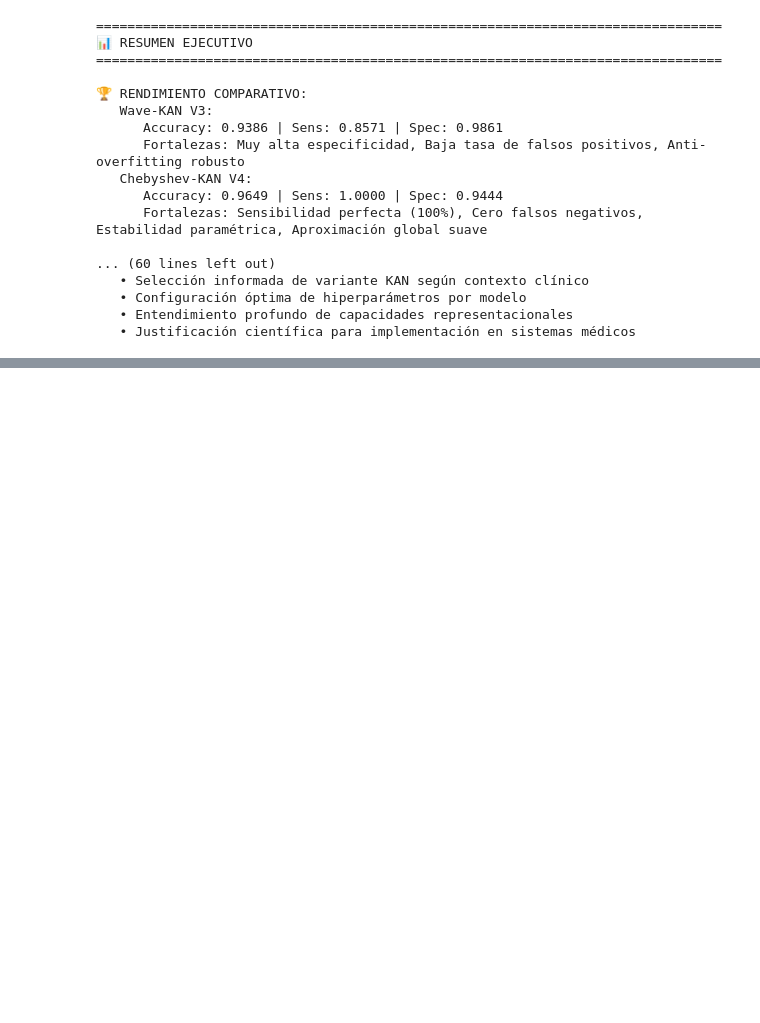
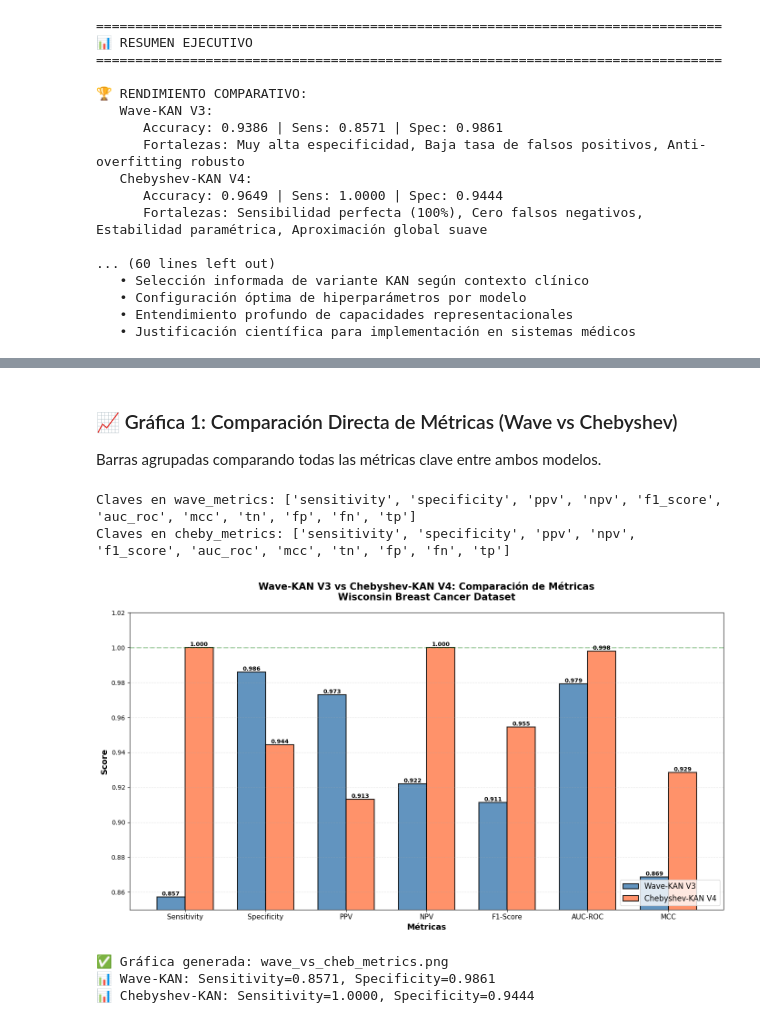
Before and after one commit to JuanAlvarez2004/breastcancer-kan, a Jupyter notebook: Wave_vs_Chebyshev_KAN_Analysis.ipynb, the cells around one changed output, grey strips where cells are left out. Drawn from its saved outputs; the diff is of its cells as text; code cells hidden in the pictures; blank space fills up the shorter version.

```diff
--- a/Wave_vs_Chebyshev_KAN_Analysis.ipynb
+++ b/Wave_vs_Chebyshev_KAN_Analysis.ipynb
@@ -3484,0 +3484,79 @@ print(f"   • Justificación científica para implementación en sistemas médi
+# %% [markdown]
+### 📈 Gráfica 1: Comparación Directa de Métricas (Wave vs Chebyshev)
+
+Barras agrupadas comparando todas las métricas clave entre ambos modelos.
+# %%
+# ==================== GRÁFICA 1: COMPARACIÓN DIRECTA DE MÉTRICAS ====================
+
+import matplotlib.pyplot as plt
+import numpy as np
+
+# Verificar claves disponibles
+print("Claves en wave_metrics:", list(wave_metrics.keys()))
+print("Claves en cheby_metrics:", list(cheby_metrics.keys()))
+
+fig, ax = plt.subplots(figsize=(14, 8), dpi=100)
+
+# Métricas a comparar (sin 'accuracy' ya que no está calculada)
+metrics_names = ['Sensitivity', 'Specificity', 'PPV', 'NPV', 'F1-Score', 'AUC-ROC', 'MCC']
+wave_values = [
+    wave_metrics['sensitivity'],
+    wave_metrics['specificity'],
+    wave_metrics['ppv'],
+    wave_metrics['npv'],
+    wave_metrics['f1_score'],
+    wave_metrics['auc_roc'],
+    wave_metrics['mcc']
+]
+cheby_values = [
+    cheby_metrics['sensitivity'],
+    cheby_metrics['specificity'],
+    cheby_metrics['ppv'],
+    cheby_metrics['npv'],
+    cheby_metrics['f1_score'],
+    cheby_metrics['auc_roc'],
+    cheby_metrics['mcc']
+]
+
+x = np.arange(len(metrics_names))
+width = 0.35
+
+bars1 = ax.bar(x - width/2, wave_values, width, label='Wave-KAN V3',
+               alpha=0.85, color='steelblue', edgecolor='black', linewidth=1.5)
+bars2 = ax.bar(x + width/2, cheby_values, width, label='Chebyshev-KAN V4',
+               alpha=0.85, color='coral', edgecolor='black', linewidth=1.5)
+
+# Añadir valores
+for bars in [bars1, bars2]:
+    for bar in bars:
+        height = bar.get_height()
+        ax.text(bar.get_x() + bar.get_width()/2., height,
+                f'{height:.3f}', ha='center', va='bottom',
+                fontsize=9, fontweight='bold')
+
+ax.set_xlabel('Métricas', fontsize=13, fontweight='bold')
+ax.set_ylabel('Score', fontsize=13, fontweight='bold')
+ax.set_title('Wave-KAN V3 vs Chebyshev-KAN V4: Comparación de Métricas\nWisconsin Breast Cancer Dataset',
+             fontsize=15, fontweight='bold', pad=20)
+ax.set_xticks(x)
+ax.set_xticklabels(metrics_names, fontsize=11)
+ax.legend(fontsize=12, loc='lower right')
+ax.grid(axis='y', alpha=0.3, linestyle='--')
+ax.set_ylim([0.85, 1.02])
+
+# Destacar diferencias clave
+ax.axhline(y=1.0, color='green', linestyle='--', linewidth=2, alpha=0.3, label='Perfección (1.0)')
+
+plt.tight_layout()
+plt.show()
+
+print("\n✅ Gráfica generada: wave_vs_cheb_metrics.png")
+print(f"📊 Wave-KAN: Sensitivity={wave_metrics['sensitivity']:.4f}, Specificity={wave_metrics['specificity']:.4f}")
+print(f"📊 Chebyshev-KAN: Sensitivity={cheby_metrics['sensitivity']:.4f}, Specificity={cheby_metrics['specificity']:.4f}")
+# %% [output]
+Claves en wave_metrics: ['sensitivity', 'specificity', 'ppv', 'npv', 'f1_score', 'auc_roc', 'mcc', 'tn', 'fp', 'fn', 'tp']
+Claves en cheby_metrics: ['sensitivity', 'specificity', 'ppv', 'npv', 'f1_score', 'auc_roc', 'mcc', 'tn', 'fp', 'fn', 'tp']
+[figure, added]
+✅ Gráfica generada: wave_vs_cheb_metrics.png
+📊 Wave-KAN: Sensitivity=0.8571, Specificity=0.9861
+📊 Chebyshev-KAN: Sensitivity=1.0000, Specificity=0.9444
```
Also changed, not shown: parts of 6 cells of this notebook, 2 other files.
